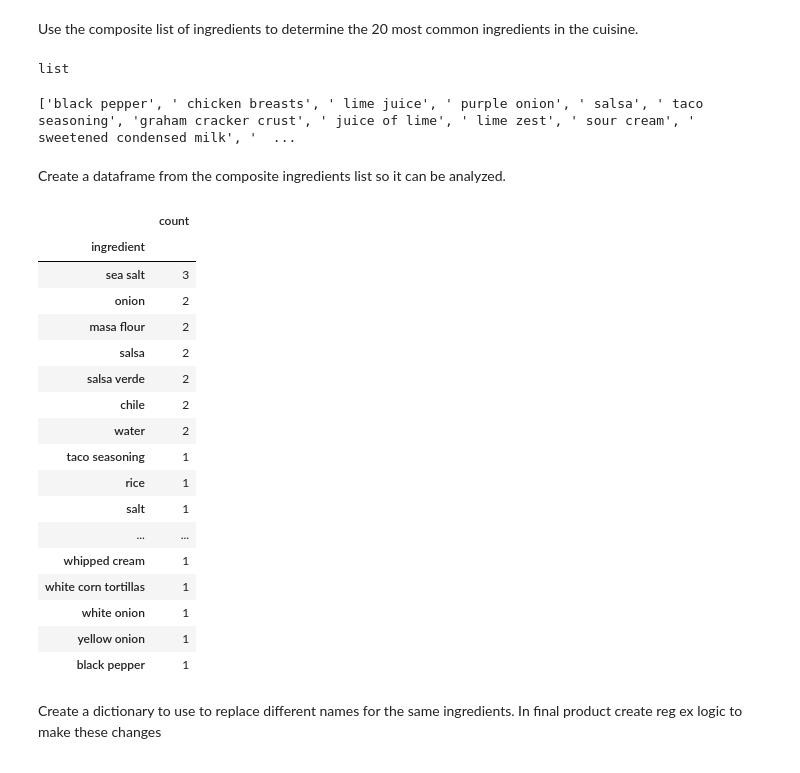
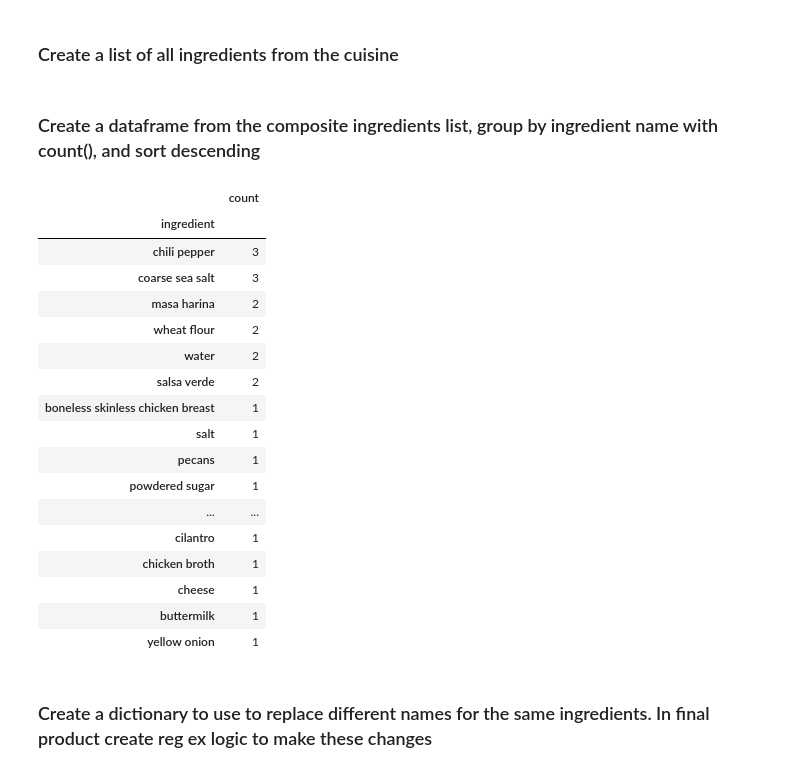
Before and after one commit to ccwillmore/Recipe_project, a Jupyter notebook: initial_processing_dataframe.ipynb, the cells around one changed output. Drawn from its saved outputs; the diff is of its cells as text; code cells hidden in the pictures.

```diff
--- a/initial_processing_dataframe.ipynb
+++ b/initial_processing_dataframe.ipynb
@@ -21,0 +49,7 @@ data_df.head(10)
+# %%
+def total_ing_list_from_df(data_df):
+    composite_ingredients = []
+    for row in data_df.ingredients_SP:
+        for element in row:
+            composite_ingredients.append(element)
+    return composite_ingredients
@@ -36,16 +88,0 @@ For each row (recipe) remove the unwanted characters from the ingredients string
-# %%
-def ingredients_cleanup (data_df, column):
-    total_ingredients_list_mex = []
-    row_list_mexican = []
-    indexes = data_df.index.values.tolist()
-    counter = 0
-    for row in data_df[column]:
-        row = row.replace("[", '')
-        row = row.replace("'", '')
-        row = row.replace("]", '')
-        row = row.replace('"', '')
-        row = re.sub(r"^\s+" , "" , row)
-        row_list_mexican = row.split( ',')
-        data_df.loc[indexes[counter],column] = row_list_mexican
-        counter += 1
-    return data_df
@@ -55,3 +100,5 @@ mexican_df = ingredients_cleanup(mexican_df, 'aisle_SP')
+# %%
+mexican_df = remove_leading_ws(mexican_df, 'ingredients_SP')
 # %%
 mexican_df.head()
 # %% [output]
@@ -64,16 +109,6 @@ mexican_df.head()
 # %% [markdown]
-Use the composite list of ingredients to determine the 20 most common ingredients in the cuisine.
+### Create a list of all ingredients from the cuisine
-# %%
-type(mexican_df.ingredients_SP[2])
-# %% [output]
-list
-# %%
-composite_ingredients_mexican = []
-for row in mexican_df.ingredients_SP:
-    for element in row:
-        composite_ingredients_mexican.append(element)
-print(composite_ingredients_mexican)
-# %% [output]
-['black pepper', ' chicken breasts', ' lime juice', ' purple onion', ' salsa', ' taco seasoning', 'graham cracker crust', ' juice of lime', ' lime zest', ' sour cream', ' sweetened condensed milk', '  ...
+# %%
+composite_ingredients_mexican = total_ing_list_from_df(mexican_df)
 # %% [markdown]
-Create a dataframe from the composite ingredients list so it can be analyzed.
+### Create a dataframe from the composite ingredients list, group by ingredient name with count(), and sort descending
@@ -88,24 +115,24 @@ def sort_and_count_ingredient_list(ingredient_list):
 # %%
 mexican_ing_groups = sort_and_count_ingredient_list(composite_ingredients_mexican)
-mexican_ing_groups.head(20)
+mexican_ing_groups
 # %% [output]
 |  | count |
 | ingredient |  |
-| sea salt | 3 |
-| onion | 2 |
-| masa flour | 2 |
-| salsa | 2 |
+| chili pepper | 3 |
+| coarse sea salt | 3 |
+| masa harina | 2 |
+| wheat flour | 2 |
+| water | 2 |
 | salsa verde | 2 |
-| chile | 2 |
-| water | 2 |
-| taco seasoning | 1 |
-| rice | 1 |
+| boneless skinless chicken breast | 1 |
 | salt | 1 |
+| pecans | 1 |
+| powdered sugar | 1 |
 | ... | ... |
-| whipped cream | 1 |
-| white corn tortillas | 1 |
-| white onion | 1 |
+| cilantro | 1 |
+| chicken broth | 1 |
+| cheese | 1 |
+| buttermilk | 1 |
 | yellow onion | 1 |
-| black pepper | 1 |
 # %% [markdown]
-Create a dictionary to use to replace different names for the same ingredients.  In final product create reg ex logic to make these changes
+### Create a dictionary to use to replace different names for the same ingredients.  In final product create reg ex logic to make these changes
```
Also changed, not shown: parts of 30 cells of this notebook, 2 other files.
